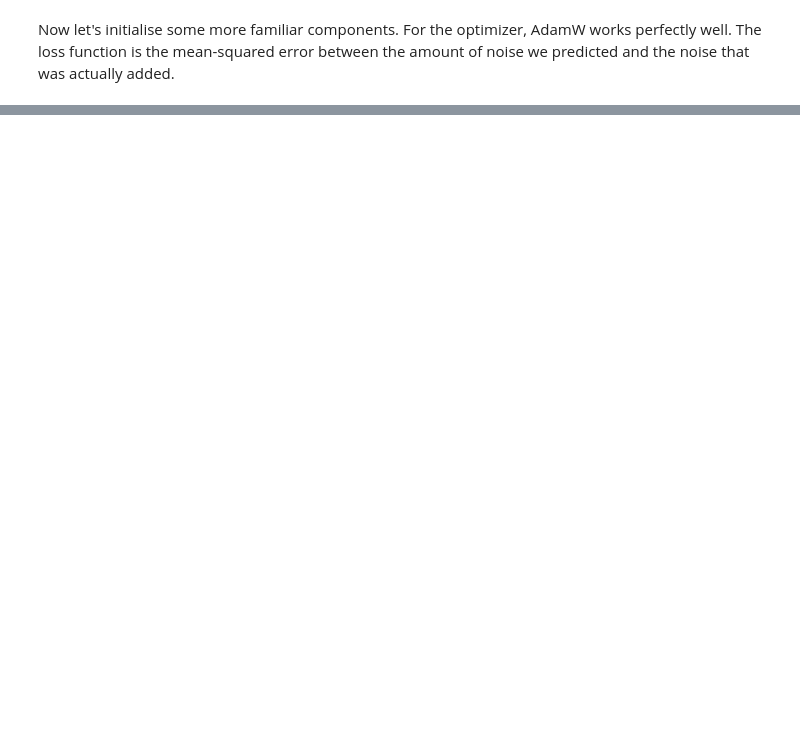
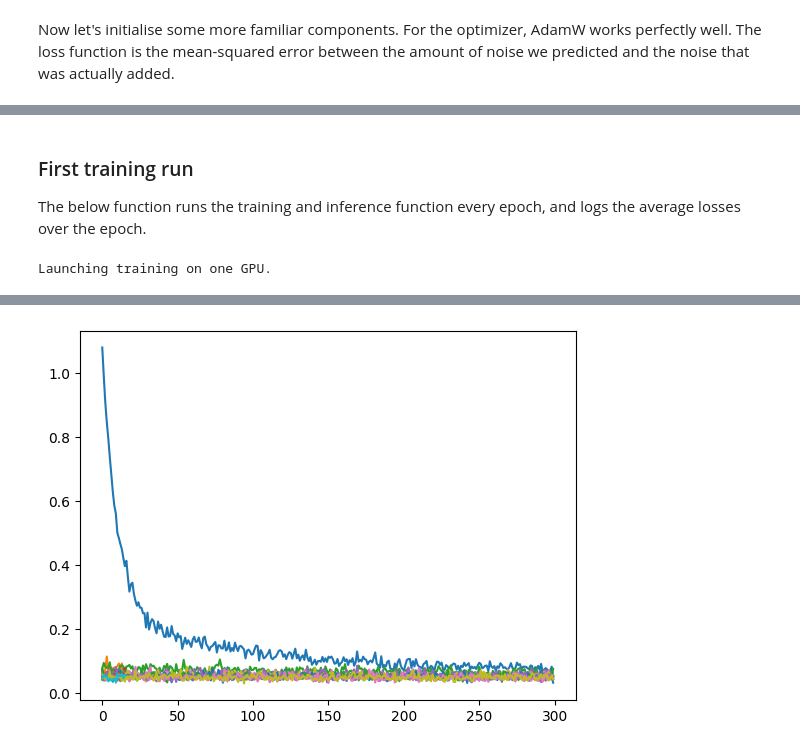
Before and after one commit to elliottgruzin/tutorials, a Jupyter notebook: diffusing/little_freaks.ipynb, the cells around one changed output, grey strips where cells are left out. Saved outputs shown, nothing was run; the diff lists cells and outputs as text; code cells hidden in the pictures; blank space fills up the shorter version.

```diff
--- a/diffusing/little_freaks.ipynb
+++ b/diffusing/little_freaks.ipynb
@@ -595,2 +232,0 @@ def conditional_generation_training_loop(model, optimizer, train_dataloader, sch
-# %%
-conditional_generation_training_loop(embedding_to_image_denoiser, optimizer, train_dataloader, scheduler, 70, encoder)
@@ -596,0 +299,48 @@ conditional_generation_training_loop(embedding_to_image_denoiser, optimizer, tra
+# %% [markdown]
+### First training run
+
+The below function runs the training and inference function every epoch, and logs the average losses over the epoch.
+# %%
+from tqdm import tqdm
+
+import accelerate
+
+accelerator = accelerate.Accelerator()
+
+def training_loop(model, optimizer, train_dataloader, val_dataloader, scheduler, accelerator, num_epochs):
+
+    model.train()
+
+    eval_set = torch.randn(4, 3, image_dimension, image_dimension).to(device)
+
+    for epoch in range(num_epochs):
+
+        train_losses = []
+        val_losses = []
+        model.train()
+
+        for batch in tqdm(train_dataloader):
+            images = batch['images'].to(device)
+            loss = train_step(model, optimizer, scheduler, accelerator, images)
+            train_losses.append(loss)
+
+        for batch in tqdm(val_dataloader):
+            images = batch['images'].to(device)
+            loss = val_step(model, scheduler, images)
+            val_losses.append(loss)
+
+        mean_train_loss = np.mean(train_losses)
+        mean_val_loss = np.mean(val_losses)
+        generated_images = inference(eval_set, model, scheduler)
+        save_image(generated_images, f'outputs/little_freaks/epoch_{epoch}.png')
+        save_losses(train_losses, f'outputs/little_freaks/train_losses_{epoch}.png')
+        save_losses(val_losses, f'outputs/little_freaks/val_losses_{epoch}.png')
+        print(f'Epoch {epoch} \nTrain loss: {mean_train_loss.item()} \nVal loss: {mean_val_loss.item()}')
+# %%
+
+denoiser, optimizer, train_dataloader, val_dataloader, scheduler = accelerator.prepare(denoiser, optimizer, train_dataloader, val_dataloader, scheduler)
+# %%
+# training_loop(denoiser, optimizer, train_dataloader, scheduler, accelerator, 10)
+accelerate.notebook_launcher(training_loop, args=(denoiser, optimizer, train_dataloader, val_dataloader, scheduler, accelerator, 10), num_processes=1, mixed_precision="fp16")
+# %% [output]
+Launching training on one GPU.
@@ -596,0 +377 @@ conditional_generation_training_loop(embedding_to_image_denoiser, optimizer, tra
+[figure, added]
```
Also changed, not shown: parts of 57 cells of this notebook, 6 other files.
